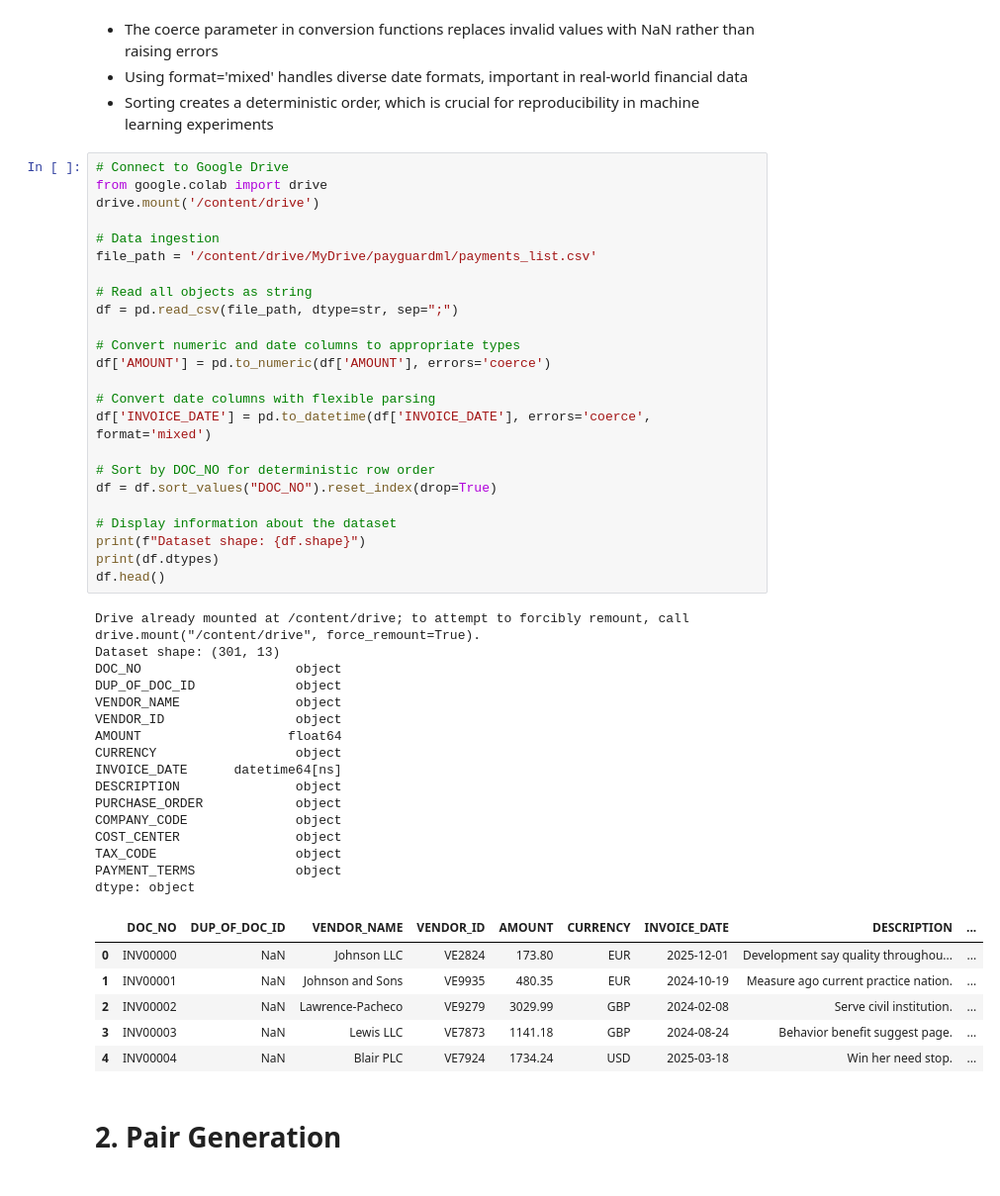
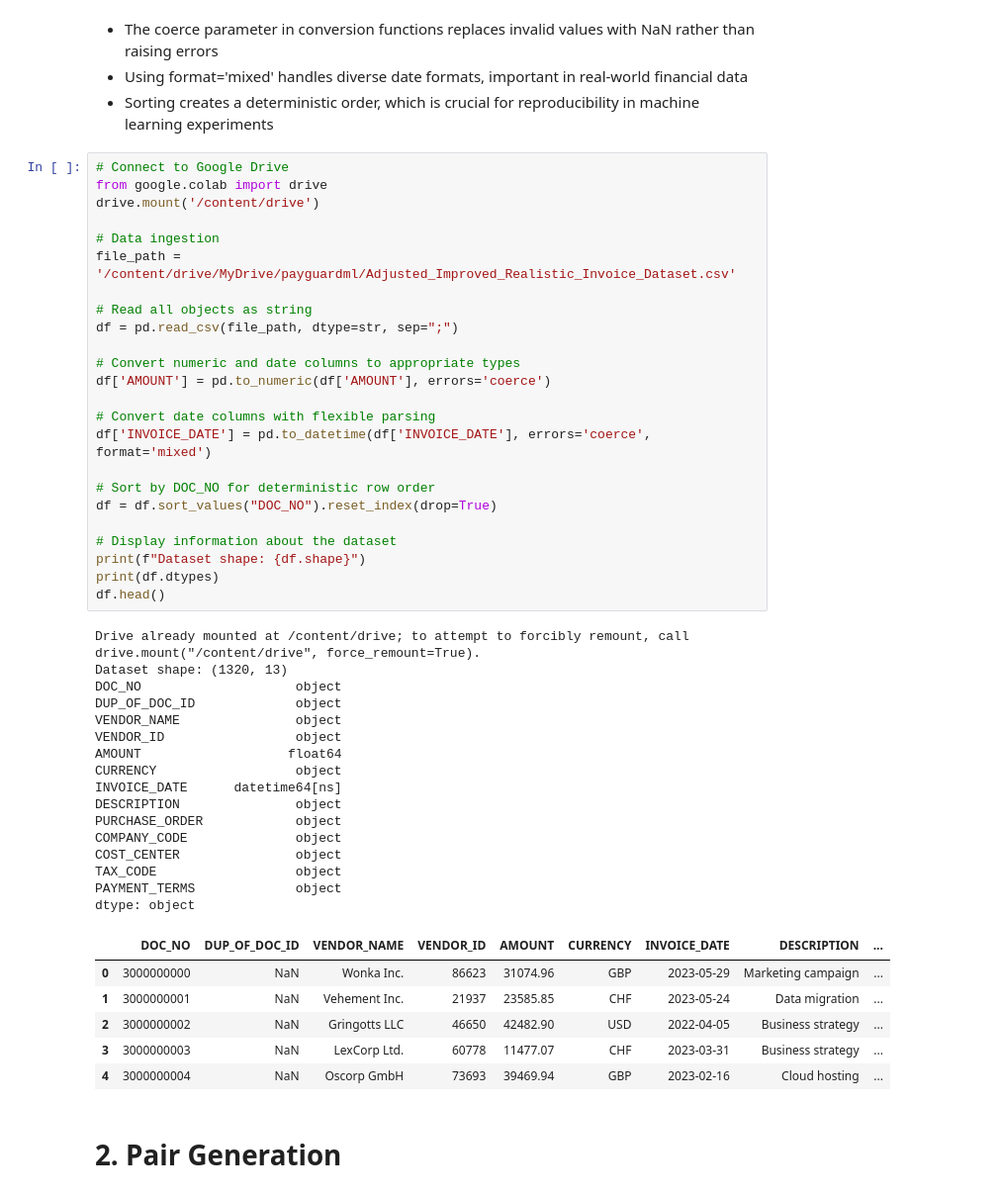
Before and after one commit to FelixSBuehrm/payguardml, a Jupyter notebook: SBERT_V3_GPU.ipynb, the cells around one changed output. Shown at 99% size. Cells and saved outputs as stored; diff of their text form.

Commit message:
Added new Dataset, Trained Model, Updated Pipeline

```diff
--- a/SBERT_V3_GPU.ipynb
+++ b/SBERT_V3_GPU.ipynb
@@ -127,7 +129,7 @@ from google.colab import drive
 drive.mount('/content/drive')
 
 # Data ingestion
-file_path = '/content/drive/MyDrive/payguardml/payments_list.csv'
+file_path = '/content/drive/MyDrive/payguardml/Adjusted_Improved_Realistic_Invoice_Dataset.csv'
 
 # Read all objects as string
 df = pd.read_csv(file_path, dtype=str, sep=";")
@@ -135,38 +137,38 @@ df = pd.read_csv(file_path, dtype=str, sep=";")
 # Convert numeric and date columns to appropriate types
 df['AMOUNT'] = pd.to_numeric(df['AMOUNT'], errors='coerce')
 
 # Convert date columns with flexible parsing
 df['INVOICE_DATE'] = pd.to_datetime(df['INVOICE_DATE'], errors='coerce', format='mixed')
 
 # Sort by DOC_NO for deterministic row order
 df = df.sort_values("DOC_NO").reset_index(drop=True)
 
 # Display information about the dataset
 print(f"Dataset shape: {df.shape}")
 print(df.dtypes)
 df.head()
 # %% [output]
 Drive already mounted at /content/drive; to attempt to forcibly remount, call drive.mount("/content/drive", force_remount=True).
-Dataset shape: (301, 13)
+Dataset shape: (1320, 13)
 DOC_NO                    object
 DUP_OF_DOC_ID             object
 VENDOR_NAME               object
 VENDOR_ID                 object
 AMOUNT                   float64
 CURRENCY                  object
 INVOICE_DATE      datetime64[ns]
 DESCRIPTION               object
 PURCHASE_ORDER            object
 COMPANY_CODE              object
 COST_CENTER               object
 TAX_CODE                  object
 PAYMENT_TERMS             object
 dtype: object
 |  | DOC_NO | DUP_OF_DOC_ID | VENDOR_NAME | VENDOR_ID | AMOUNT | CURRENCY | INVOICE_DATE | DESCRIPTION | ... |
-| 0 | INV00000 | NaN | Johnson LLC | VE2824 | 173.80 | EUR | 2025-12-01 | Development say quality throughou... | ... |
-| 1 | INV00001 | NaN | Johnson and Sons | VE9935 | 480.35 | EUR | 2024-10-19 | Measure ago current practice nation. | ... |
-| 2 | INV00002 | NaN | Lawrence-Pacheco | VE9279 | 3029.99 | GBP | 2024-02-08 | Serve civil institution. | ... |
-| 3 | INV00003 | NaN | Lewis LLC | VE7873 | 1141.18 | GBP | 2024-08-24 | Behavior benefit suggest page. | ... |
-| 4 | INV00004 | NaN | Blair PLC | VE7924 | 1734.24 | USD | 2025-03-18 | Win her need stop. | ... |
+| 0 | 3000000000 | NaN | Wonka Inc. | 86623 | 31074.96 | GBP | 2023-05-29 | Marketing campaign | ... |
+| 1 | 3000000001 | NaN | Vehement Inc. | 21937 | 23585.85 | CHF | 2023-05-24 | Data migration | ... |
+| 2 | 3000000002 | NaN | Gringotts LLC | 46650 | 42482.90 | USD | 2022-04-05 | Business strategy | ... |
+| 3 | 3000000003 | NaN | LexCorp Ltd. | 60778 | 11477.07 | CHF | 2023-03-31 | Business strategy | ... |
+| 4 | 3000000004 | NaN | Oscorp GmbH | 73693 | 39469.94 | GBP | 2023-02-16 | Cloud hosting | ... |
 # %% [markdown]
 # 2. Pair Generation
```
Also changed, not shown: parts of 20 cells of this notebook, 16 other files.
